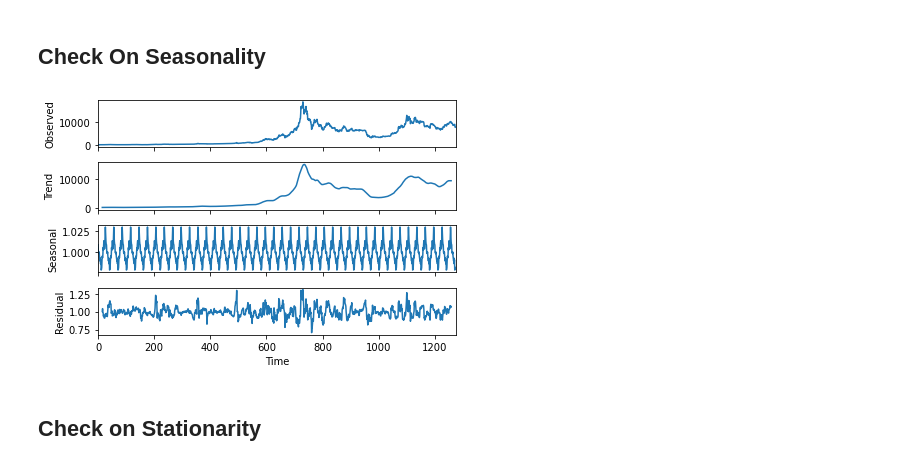
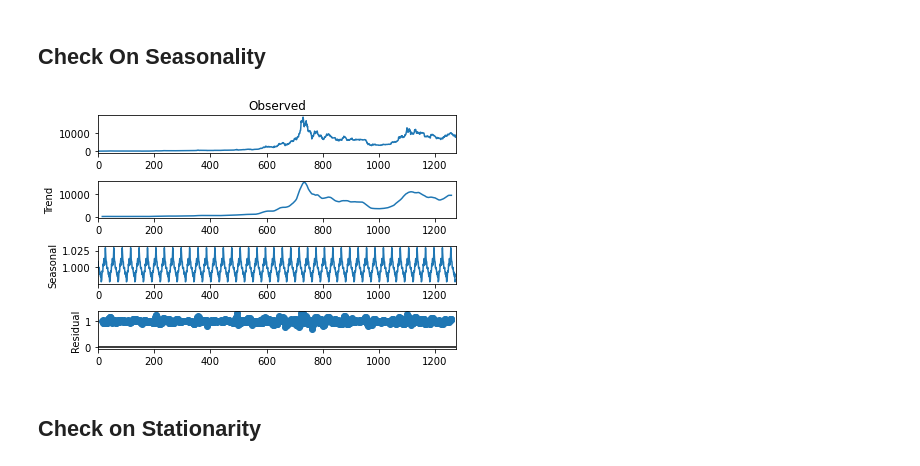
Before and after one commit to herrfeder/DataScientist, a Jupyter notebook: Project_05_Capstone_Stock_Chart_Analysis/02_stationarity_causalisation_analysis.ipynb, the cells around one changed output. Cells and saved outputs as stored; diff of their text form; code cells hidden in the pictures.

```diff
--- a/Project_05_Capstone_Stock_Chart_Analysis/02_stationarity_causalisation_analysis.ipynb
+++ b/Project_05_Capstone_Stock_Chart_Analysis/02_stationarity_causalisation_analysis.ipynb
@@ -27,14 +28,14 @@ cols = corr_df.columns
 # %%
 from matplotlib import pyplot
 from statsmodels.tsa.seasonal import seasonal_decompose
 # Input dataframe df has prices under the column name 'close'
 
 series = pd.DataFrame(data=corr_df['bitcoin_Price'].values, index=pd.to_datetime(corr_df.index), columns = ['bitcoin_Price']).dropna()
-result = seasonal_decompose(series.values, model='multiplicative', freq=30)
+result = seasonal_decompose(series.values, model='multiplicative', period=30)
 result.plot()
 pyplot.show()
 # %% [output]
-[figure, old version]
+[figure, new version]
 # %% [markdown]
 ## Check on Stationarity
 # %% [markdown]
```
Also changed, not shown: parts of 11 cells of this notebook, 2 other files.
